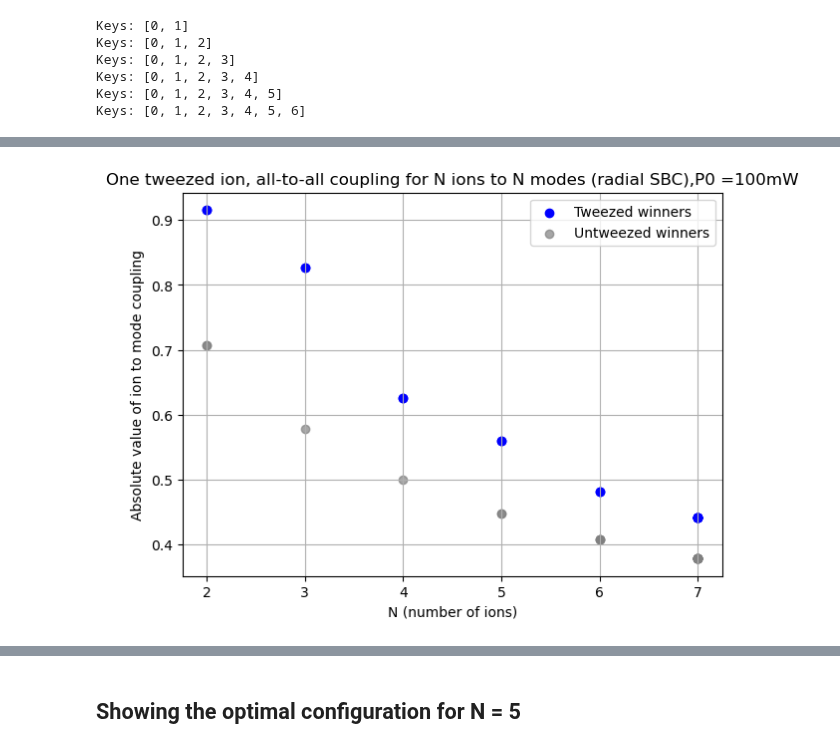
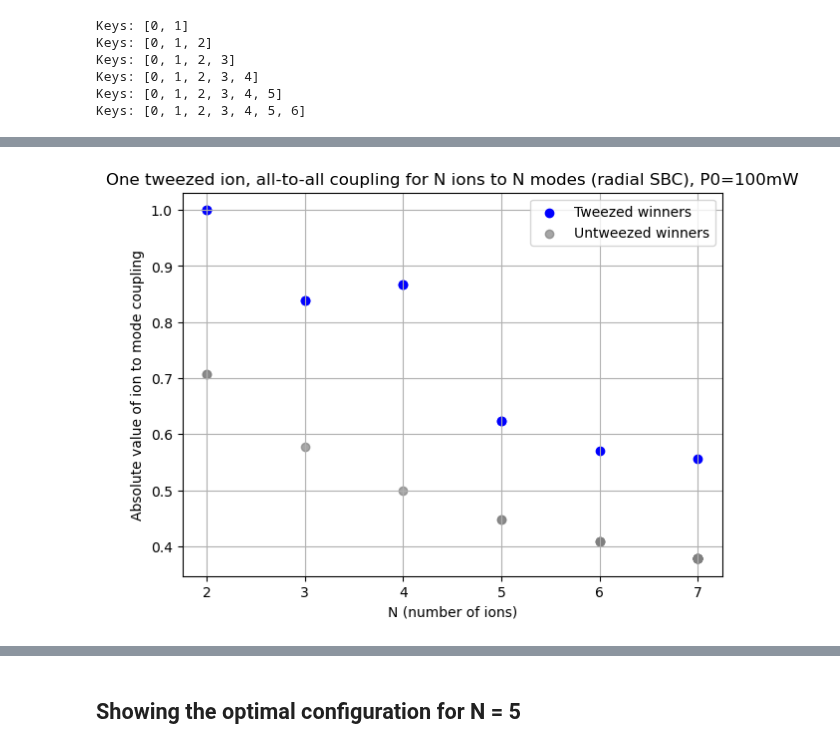
Before and after one commit to SQRLab/BladeRunner, a Jupyter notebook: Tweezers/SBC_Speedup.ipynb, the cells around one changed output, grey strips where cells are left out. Saved outputs shown, nothing was run; the diff lists cells and outputs as text; code cells hidden in the pictures.

```diff
--- a/Tweezers/SBC_Speedup.ipynb
+++ b/Tweezers/SBC_Speedup.ipynb
@@ -45,7 +46,7 @@ print(linewidths)
 # brute force calculation of every single ion coupling to every single mode -- radial only
 # %%
 N = np.arange(3,4)
-P_opt = [1e-3]
+P = [100e-3]
 w0 = 1e-6
 f_rf_r = 1e6
 f_rf_a = f_rf_r/3
@@ -58,14 +59,17 @@ N3= tweezer_combos_full_radial(
     N,
     f_rf_r,
     f_rf_a,
-    P_opt,
+    P,
     w0,
     max_tweezed=1,
 )
 result = build_mode_series_and_combinations(N3)
 mode0_list = result["mode_lists"][0]
+print(mode0_list)
 mode1_list = result["mode_lists"][1]
+print(mode1_list)
 mode2_list = result["mode_lists"][2]
+print(mode2_list)
 
 untweezed = combine_lists(mode0_list, mode1_list, mode2_list)[np.nan]
 tweeze0 = combine_lists(mode0_list, mode1_list, mode2_list)[0]
@@ -289,7 +302,7 @@ for Ni in range(2, 8):
     )
     results.append((Ni, winners))
 # %%
-P_opt = [1]
+Power = [100]
 w0 = 1e-6
 f_rf_r = 1e6
 f_rf_a = f_rf_r/3
@@ -305,7 +318,7 @@ for Ni in range(2, 8):
         Ni,
         f_rf_r,
         f_rf_a,
-        P_opt,
+        Power,
         w0,
         max_tweezed=1,
     )
@@ -354,55 +403,78 @@ untweezed_results[5-2]
 # %%
 # ...existing code...
-# --- Prepare data for plotting ---
+import numpy as np
+import matplotlib.pyplot as plt
 
-# Tweezed winners (results)
+def _extract_score_from_win(win):
+    """Return numeric score from a winner entry or None if not found."""
+    if not isinstance(win, (list, tuple)):
+        return None
+    # nested format: ((ion, mapping, score), (best_ion, best_mode))
+    if isinstance(win[0], (list, tuple)) and len(win[0]) >= 3:
+        return win[0][2]
+    # flat format: (tweezed_ion, mapping, score, ...)
+    if len(win) >= 3:
+        return win[2]
+    return None
+
+def _extract_tweezed_ion(win):
+    """Return tweezed ion index (or None) from a winner entry."""
+    if not isinstance(win, (list, tuple)):
+        return None
+    if isinstance(win[0], (list, tuple)) and len(win[0]) >= 1:
+        return win[0][0]
+    return win[0]
+
+# Tweezed winners only
 x_tweezed = []
 y_tweezed = []
 
 for N_val, winners in results:
     if not winners:
         continue
     for win in winners:
-        # win may be (tweezed_ion, mapping, val) or (tweezed_ion, mapping, val, coupling)
-        if len(win) < 3:
+        tweezed_ion = _extract_tweezed_ion(win)
+        if tweezed_ion is None:
+            continue   # skip untweezed
+        score = _extract_score_from_win(win)
+        if score is None:
             continue
-        val = win[2]
         x_tweezed.append(N_val)
-        y_tweezed.append(abs(val))
+        y_tweezed.append(abs(score))
 
 # Untweezed winners
 x_untweezed = []
 y_untweezed = []
 
 for N_val, winners in untweezed_results:
     if not winners:
         continue
     for win in winners:
-        if len(win) < 3:
+        score = _extract_score_from_win(win)
+        if score is None:
             continue
-        val = win[2]
         x_untweezed.append(N_val)
-        y_untweezed.append(abs(val))
+        y_untweezed.append(abs(score))
 
-# Convert to arrays (optional)
-x_tweezed = np.array(x_tweezed)
-y_tweezed = np.array(y_tweezed)
-x_untweezed = np.array(x_untweezed)
-y_untweezed = np.array(y_untweezed)
+# Convert to arrays (safe if empty)
+x_tweezed = np.asarray(x_tweezed, dtype=float)
+y_tweezed = np.asarray(y_tweezed, dtype=float)
+x_untweezed = np.asarray(x_untweezed, dtype=float)
+y_untweezed = np.asarray(y_untweezed, dtype=float)
 
-# --- Plot ---
+# Plot
 plt.figure(figsize=(7,5))
 plt.scatter(x_tweezed, y_tweezed, color='blue', label='Tweezed winners')
 plt.scatter(x_untweezed, y_untweezed, color='gray', label='Untweezed winners', alpha=0.7)
 
 plt.xlabel("N (number of ions)")
 plt.ylabel("Absolute value of ion to mode coupling")
-plt.title("One tweezed ion, all-to-all coupling for N ions to N modes (radial SBC),P0 =100mW")
+plt.title("One tweezed ion, all-to-all coupling for N ions to N modes (radial SBC), P0=100mW")
 plt.grid(True)
 plt.legend()
 plt.show()
 # ...existing code...
 # %% [output]
-[figure, old version]
+[figure, new version]
 # %%
 # ...existing code...
```
Also changed, not shown: parts of 36 cells of this notebook.
